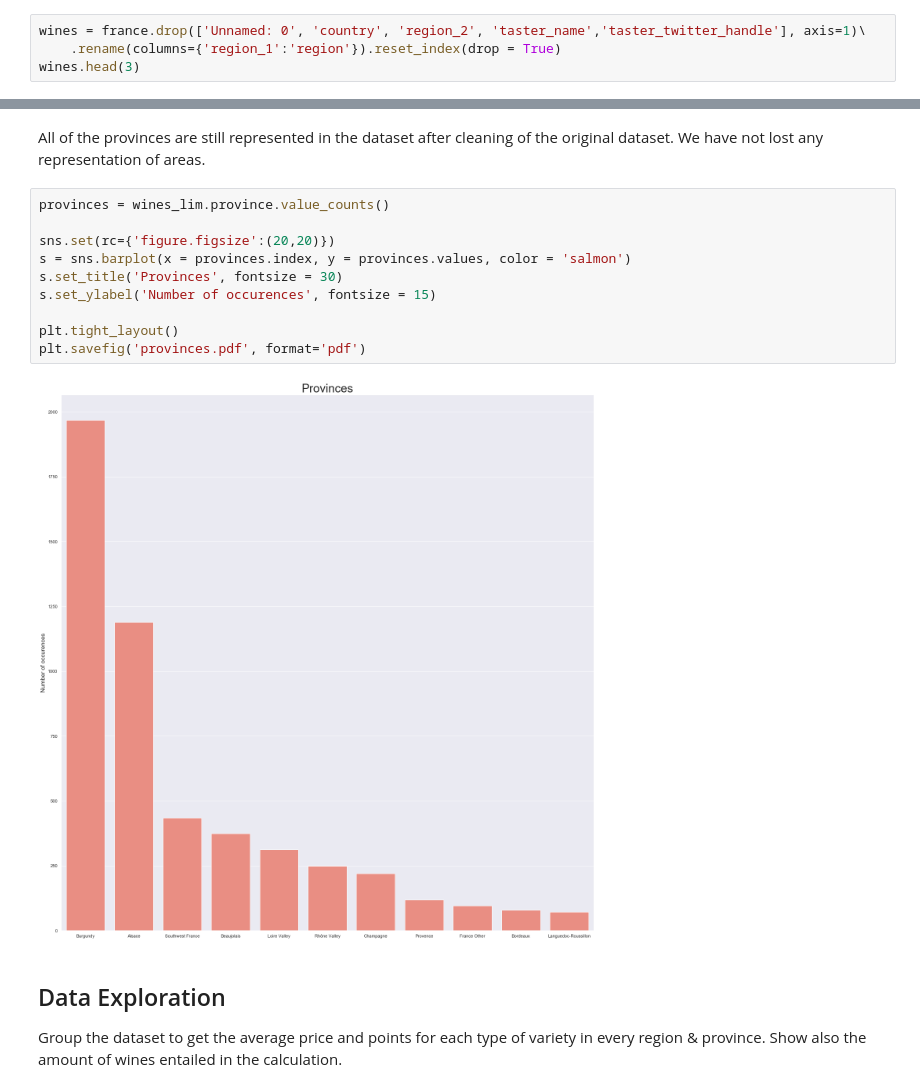
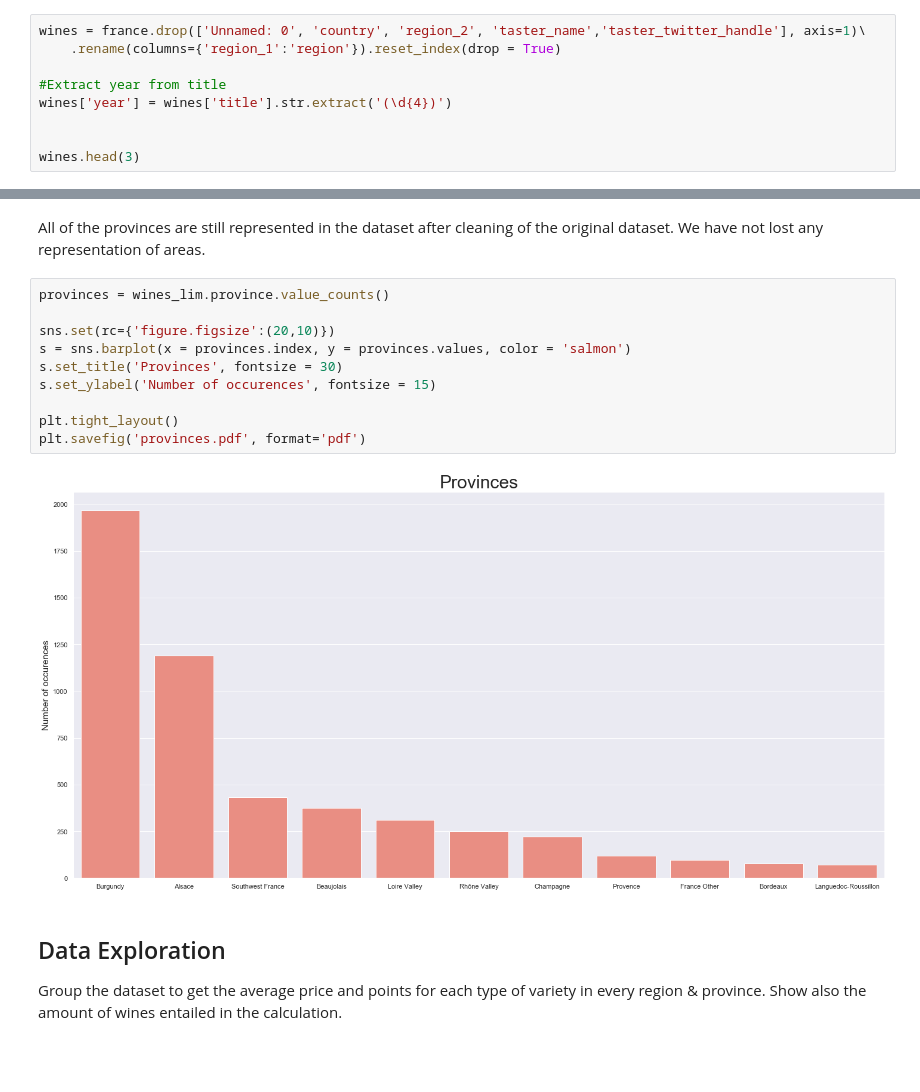
Before and after one commit to com-480-data-visualization/com-480-project-lesvizerables, a Jupyter notebook: Milestone1.ipynb, the cells around one changed output, grey strips where cells are left out. Cells and saved outputs as stored; diff of their text form; blank space fills up the shorter version.

Commit message:
Extracted year from title as a new column year

```diff
--- a/Milestone1.ipynb
+++ b/Milestone1.ipynb
@@ -81,5 +84,10 @@ There are also a lot of missing values for designation and price, but for now we
 # %%
 wines = france.drop(['Unnamed: 0', 'country', 'region_2', 'taster_name','taster_twitter_handle'], axis=1)\
     .rename(columns={'region_1':'region'}).reset_index(drop = True)
+
+#Extract year from title
+wines['year'] = wines['title'].str.extract('(\d{4})')
+
+
 wines.head(3)
 # %% [output]
@@ -268,15 +276,15 @@ All of the provinces are still represented in the dataset after cleaning of the
 # %%
 provinces = wines_lim.province.value_counts()
 
-sns.set(rc={'figure.figsize':(20,20)})
+sns.set(rc={'figure.figsize':(20,10)})
 s = sns.barplot(x = provinces.index, y = provinces.values, color = 'salmon')
 s.set_title('Provinces', fontsize = 30)
 s.set_ylabel('Number of occurences', fontsize = 15)
 
 plt.tight_layout()
 plt.savefig('provinces.pdf', format='pdf')
 # %% [output]
-[figure, old version]
+[figure, new version]
 # %% [markdown]
 ## Data Exploration
 
```
Also changed, not shown: parts of 8 cells of this notebook, 4 other files.
